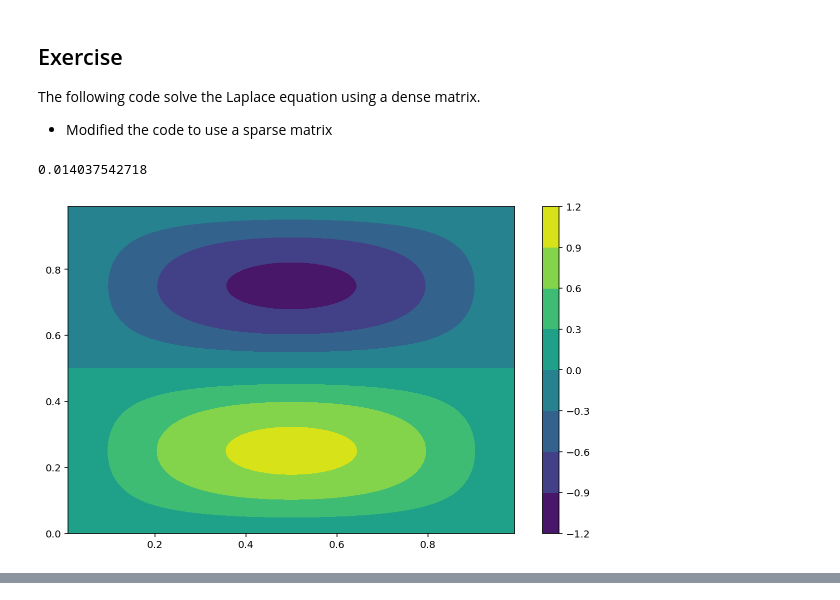
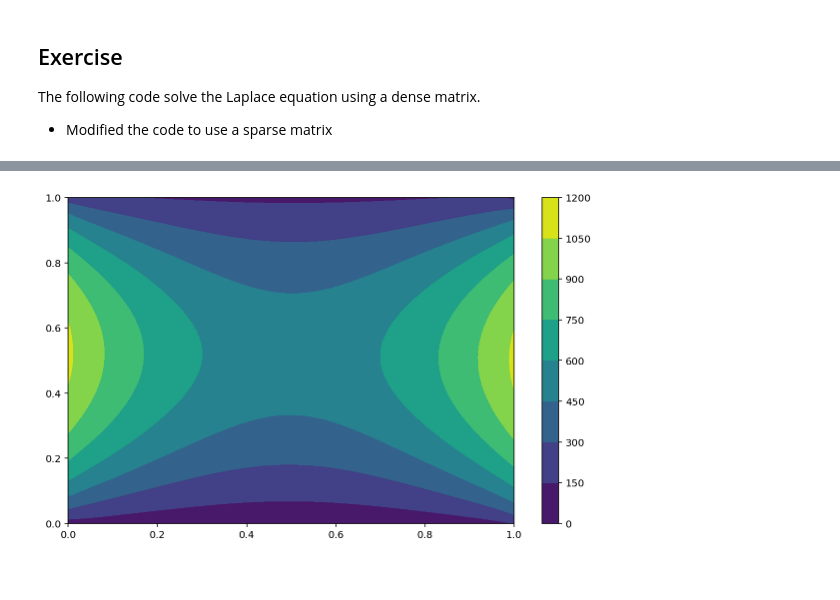
Before and after one commit to daniel-schaefer/python-notebooks, a Jupyter notebook: 14.SciPy.ipynb, the cells around one changed output, grey strips where cells are left out. Cells and saved outputs as stored; diff of their text form; code cells hidden in the pictures.

Commit message:
scipy

```diff
--- a/14.SciPy.ipynb
+++ b/14.SciPy.ipynb
@@ -335,49 +337,31 @@ NameError: name 'spi' is not defined
 
 The following code solve the Laplace equation using a dense matrix.
 - Modified the code to use a sparse matrix
-# %%
-%matplotlib inline
-%config InlineBackend.figure_format = "retina"
-import numpy as np
-import matplotlib.pyplot as plt
-plt.rcParams['figure.figsize'] = (10,6)
-
-nx=100
-ny=100
-
-x=np.linspace(0,1,nx+2)
-x=x[1:-1]# Dirichlet 0 in x. Remove both boundary points
-y=np.linspace(0,1,ny+1)
-y=y[:-1] # periodic in y. Remove periodic point
-dx=x[1]-x[0]
-dy=y[1]-y[0]
-
-dim = nx*ny
-A = np.zeros((dim,dim),dtype='d')
-for j in range(ny):
-    for i in range(nx):
-        ii = i + nx*j
-        if i>0:
-            jj = ii - 1
-            A[ii][jj]=-1./(dx*dx)
-        if i<nx-1:
-            jj = ii + 1
-            A[ii][jj]=-1./(dx*dx)
-        jj = (ii - nx)%dim
-        A[ii][jj]=-1./(dy*dy)
-        jj = (ii + nx)%dim
-        A[ii][jj]=-1./(dy*dy)
-        A[ii][ii] = 2.*(1./(dx*dx)+1./(dy*dy))
-        ii+=1
-
-
-X,Y = np.meshgrid(x,y)
-F = 5*np.pi*np.pi*np.sin(np.pi*X)*np.sin(2*np.pi*Y)
-U = np.linalg.solve(A,np.ravel(F))
-U = U.reshape(nx,ny)
-print(np.linalg.norm(U-np.sin(np.pi*X)*np.sin(2*np.pi*Y)))
-plt.contourf(X,Y,U)
-plt.colorbar();
-# %% [output]
-0.014037542718
-[figure, removed]
+# %%
+%%time
+from scipy.sparse import dia_matrix
+import scipy.sparse as spsp
+import scipy.sparse.linalg as spspl
+
+# Boundary conditions
+Tnorth, Tsouth, Twest, Teast = 100, 20, 50, 50
+
+# Set meshgrid
+n, l, h = 50, 1.0, l / (n-1)
+X, Y = np.meshgrid(np.linspace(0,l,n), np.linspace(0,l,n))
+T = np.zeros((n,n),dtype='d')
+
+# Set Boundary condition
+T[n-1:, :] = Tnorth / h**2
+T[:1, :] = Tsouth / h**2
+T[:, n-1:] = Teast / h**2
+T[:, :1] = Twest / h**2
+
+four = np.full(fill_value=4,shape=(n*n))
+un = np.ones(n*n)
+S = spsp.spdiags([-un,-un,four,-un,-un],[-n, -1, 0, 1, n],n*n,n*n)
+S = S.tocsc()
+T = spspl.spsolve(S,h**2*np.ravel(T))
+plt.contourf(X,Y,T.reshape(n,n))
+plt.colorbar();
+# %% [output]
@@ -383,0 +370 @@ plt.colorbar();
+[figure, added]
```
Also changed, not shown: parts of 17 cells of this notebook.
